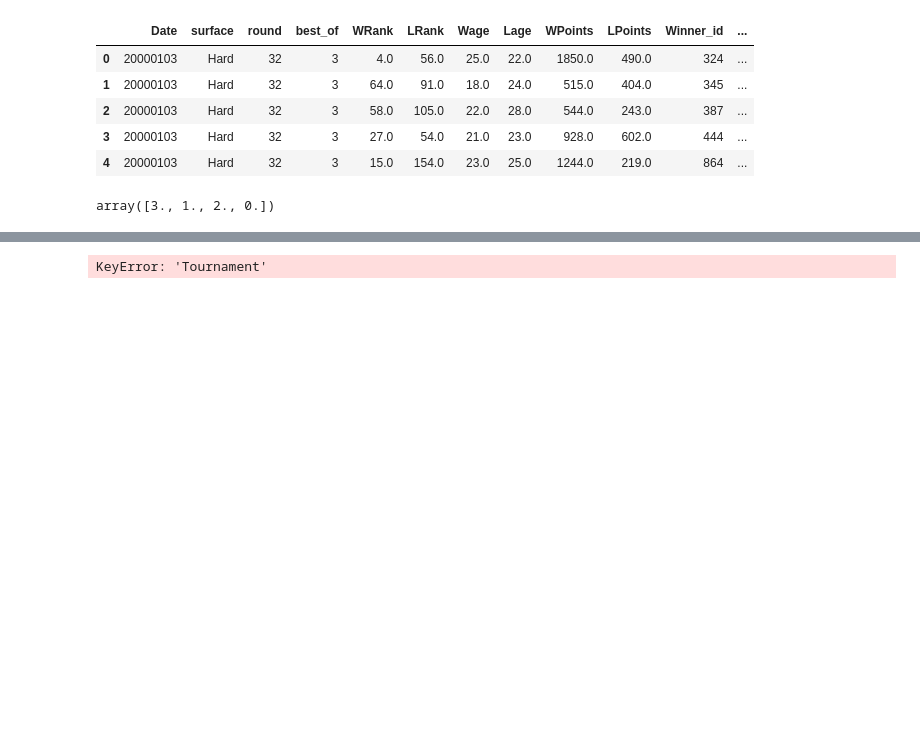
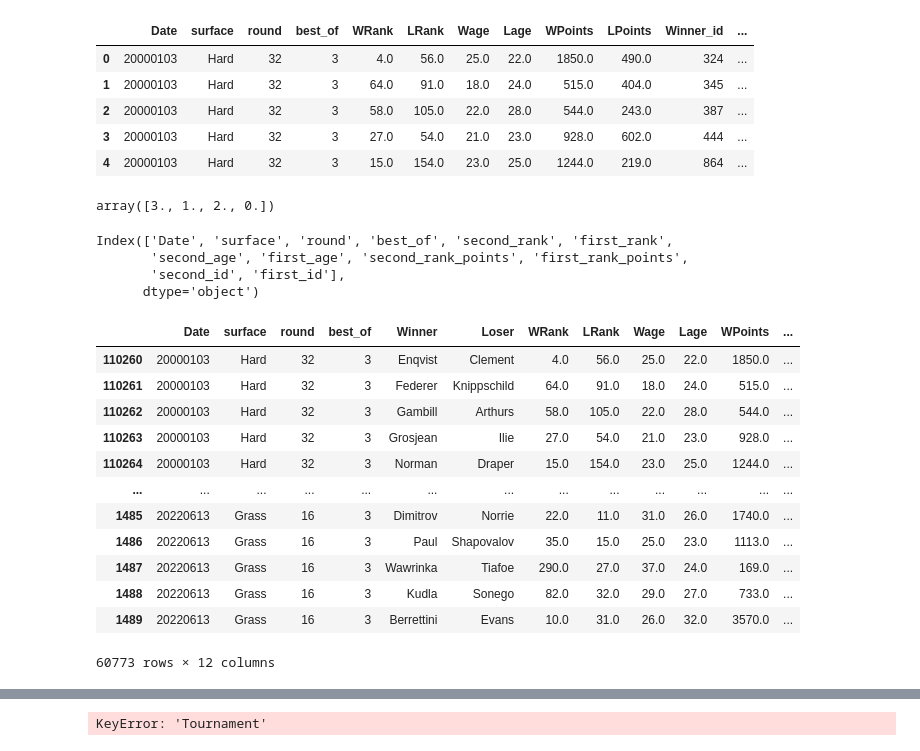
Before and after one commit to thimler/ATP-project, a Jupyter notebook: src/Untitled-3.ipynb, the cells around one changed output, grey strips where cells are left out. Saved outputs shown, nothing was run; the diff lists cells and outputs as text; code cells hidden in the pictures; blank space fills up the shorter version.

```diff
--- a/src/Untitled-3.ipynb
+++ b/src/Untitled-3.ipynb
@@ -367,3 +367,10 @@ features["surface"] = ord_enc.fit_transform(features[["surface"]])
 features['surface'].unique()
 # %% [output]
 array([3., 1., 2., 0.])
+# %%
+features.columns
+# %% [output]
+Index(['Date', 'surface', 'round', 'best_of', 'second_rank', 'first_rank',
+       'second_age', 'first_age', 'second_rank_points', 'first_rank_points',
+       'second_id', 'first_id'],
+      dtype='object')
@@ -369,0 +405,16 @@ array([3., 1., 2., 0.])
+# %%
+atp
+# %% [output]
+|  | Date | surface | round | best_of | Winner | Loser | WRank | LRank | Wage | Lage | WPoints | ... |
+| 110260 | 20000103 | Hard | 32 | 3 | Enqvist | Clement | 4.0 | 56.0 | 25.0 | 22.0 | 1850.0 | ... |
+| 110261 | 20000103 | Hard | 32 | 3 | Federer | Knippschild | 64.0 | 91.0 | 18.0 | 24.0 | 515.0 | ... |
+| 110262 | 20000103 | Hard | 32 | 3 | Gambill | Arthurs | 58.0 | 105.0 | 22.0 | 28.0 | 544.0 | ... |
+| 110263 | 20000103 | Hard | 32 | 3 | Grosjean | Ilie | 27.0 | 54.0 | 21.0 | 23.0 | 928.0 | ... |
+| 110264 | 20000103 | Hard | 32 | 3 | Norman | Draper | 15.0 | 154.0 | 23.0 | 25.0 | 1244.0 | ... |
+| ... | ... | ... | ... | ... | ... | ... | ... | ... | ... | ... | ... | ... |
+| 1485 | 20220613 | Grass | 16 | 3 | Dimitrov | Norrie | 22.0 | 11.0 | 31.0 | 26.0 | 1740.0 | ... |
+| 1486 | 20220613 | Grass | 16 | 3 | Paul | Shapovalov | 35.0 | 15.0 | 25.0 | 23.0 | 1113.0 | ... |
+| 1487 | 20220613 | Grass | 16 | 3 | Wawrinka | Tiafoe | 290.0 | 27.0 | 37.0 | 24.0 | 169.0 | ... |
+| 1488 | 20220613 | Grass | 16 | 3 | Kudla | Sonego | 82.0 | 32.0 | 29.0 | 27.0 | 733.0 | ... |
+| 1489 | 20220613 | Grass | 16 | 3 | Berrettini | Evans | 10.0 | 31.0 | 26.0 | 32.0 | 3570.0 | ... |
+60773 rows × 12 columns
```
Also changed, not shown: parts of 4 cells of this notebook.
